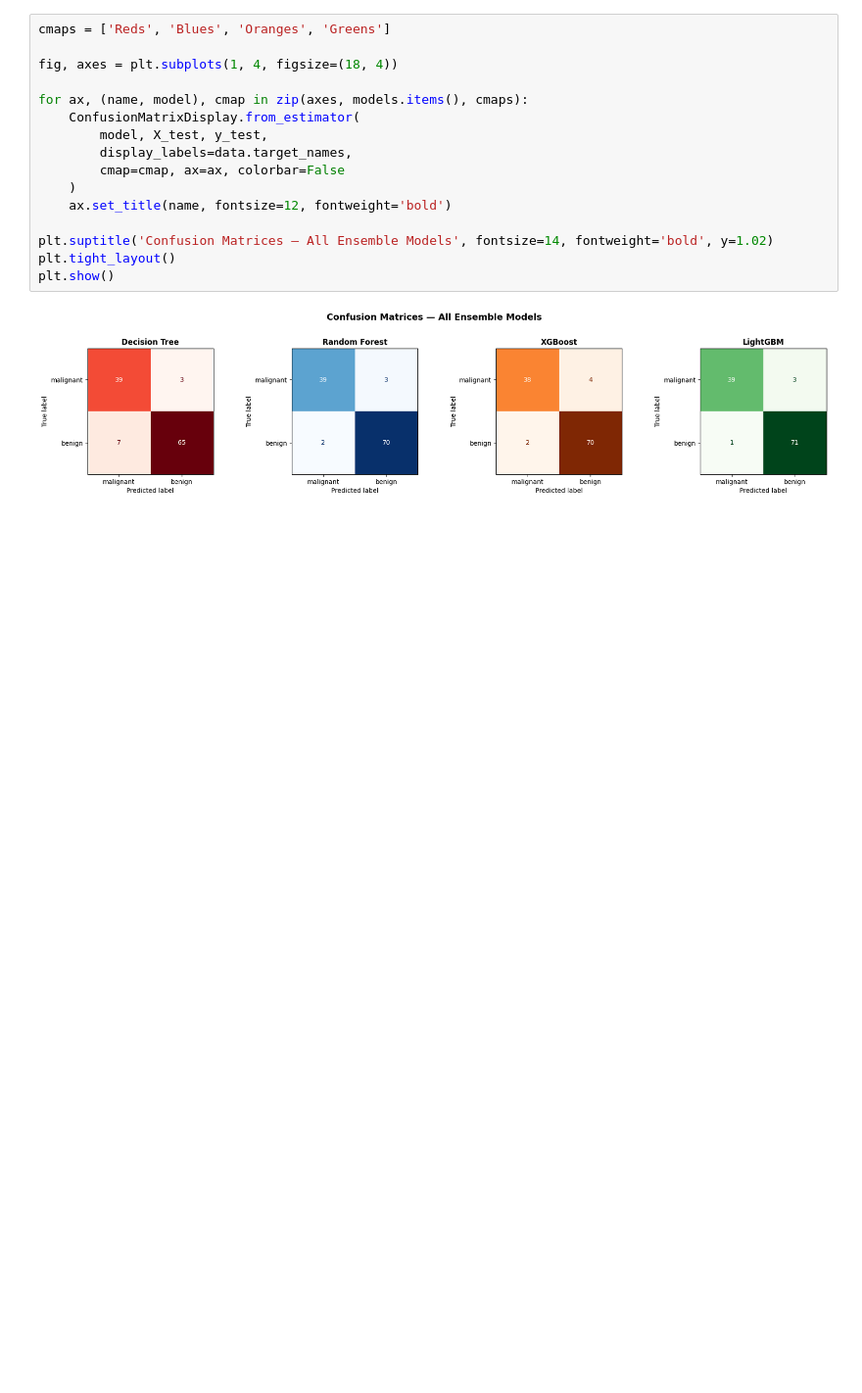
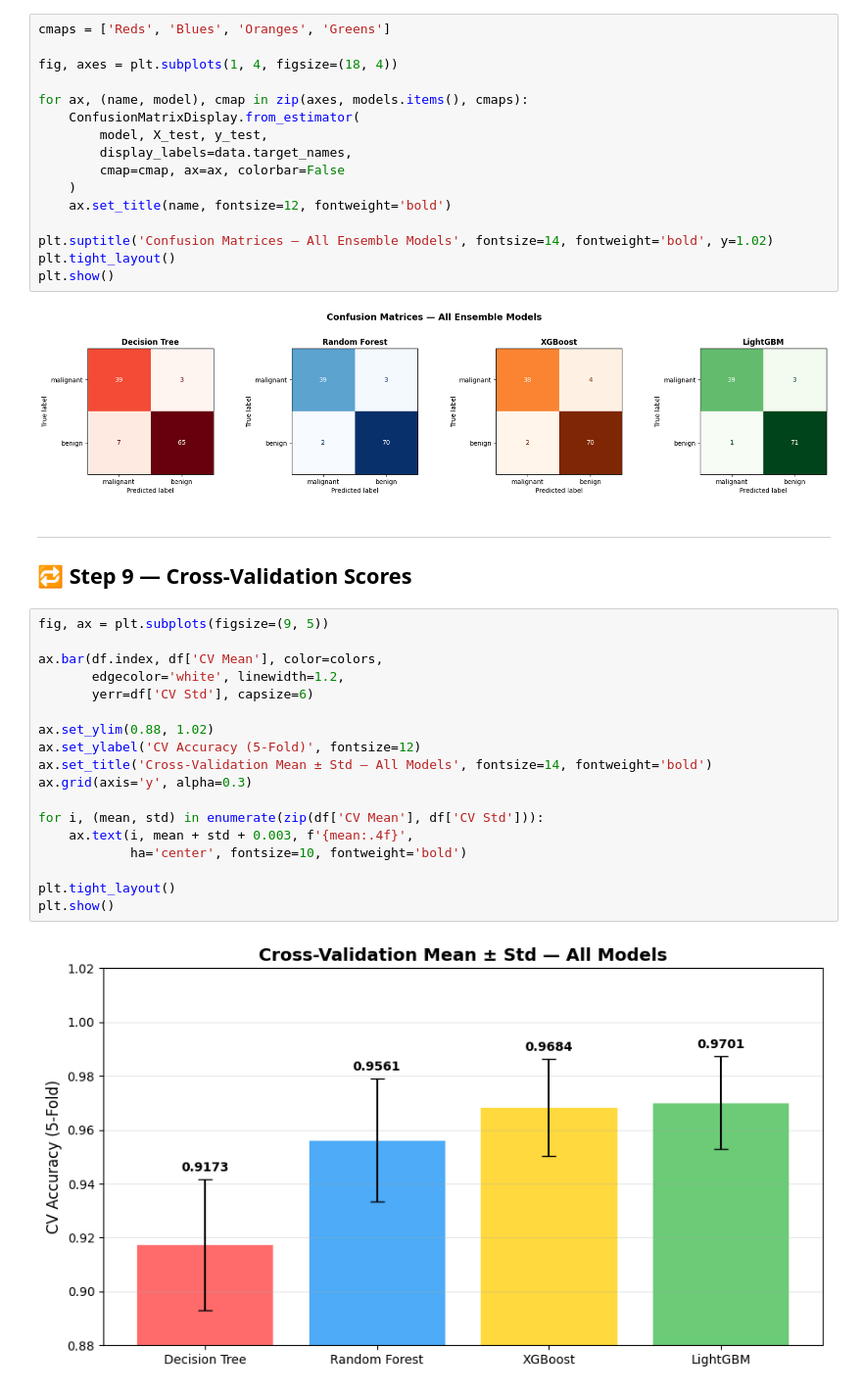
Before and after one commit to abdullah123-collab/Machine_Learning-, a Jupyter notebook: Basics/Ensemble_Methods/Comparison.ipynb, the cells around one changed output. Shown at 98% size. Cells and saved outputs as stored; diff of their text form; blank space fills up the shorter version.

Commit message:
cross validation scores of all the models

```diff
--- a/Basics/Ensemble_Methods/Comparison.ipynb
+++ b/Basics/Ensemble_Methods/Comparison.ipynb
@@ -263,3 +263,26 @@ plt.tight_layout()
 plt.show()
 # %% [output]
 [figure]
+# %% [markdown]
+---
+## 🔁 Step 9 — Cross-Validation Scores
+# %%
+fig, ax = plt.subplots(figsize=(9, 5))
+
+ax.bar(df.index, df['CV Mean'], color=colors,
+       edgecolor='white', linewidth=1.2,
+       yerr=df['CV Std'], capsize=6)
+
+ax.set_ylim(0.88, 1.02)
+ax.set_ylabel('CV Accuracy (5-Fold)', fontsize=12)
+ax.set_title('Cross-Validation Mean ± Std — All Models', fontsize=14, fontweight='bold')
+ax.grid(axis='y', alpha=0.3)
+
+for i, (mean, std) in enumerate(zip(df['CV Mean'], df['CV Std'])):
+    ax.text(i, mean + std + 0.003, f'{mean:.4f}',
+            ha='center', fontsize=10, fontweight='bold')
+
+plt.tight_layout()
+plt.show()
+# %% [output]
+[figure, added]
```
